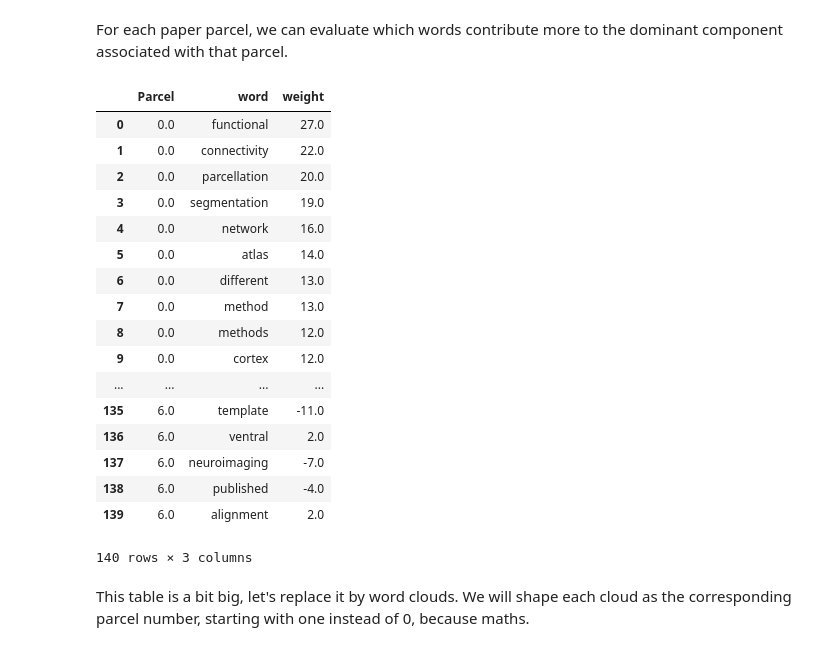
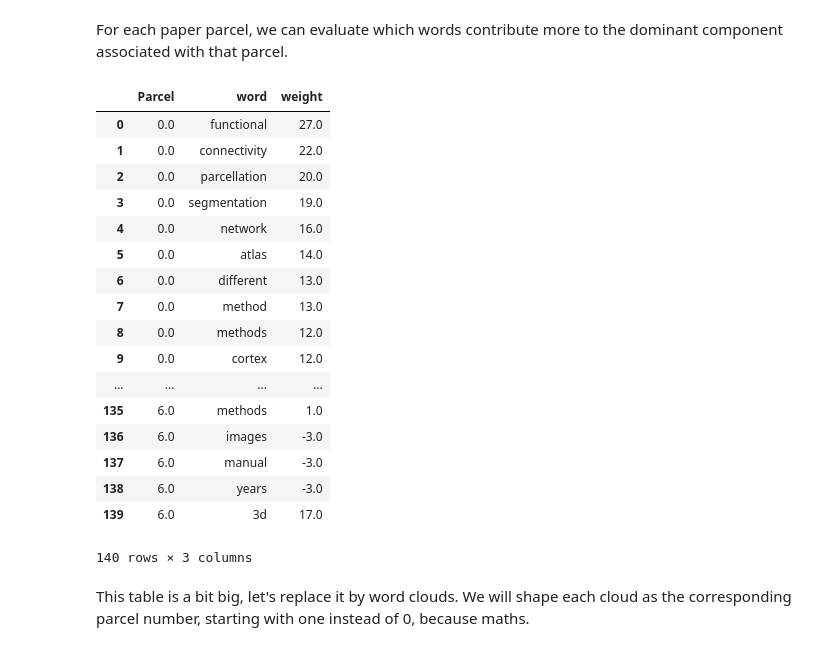
Before and after one commit to SIMEXP/si_parcellation_segmentation, a Jupyter notebook: editorial_NIMG_brain_segmentation_parcellation.ipynb, the cells around one changed output. Cells and saved outputs as stored; diff of their text form; code cells hidden in the pictures.

```diff
--- a/editorial_NIMG_brain_segmentation_parcellation.ipynb
+++ b/editorial_NIMG_brain_segmentation_parcellation.ipynb
@@ -56,7 +58,7 @@ vectorizer = TfidfVectorizer(max_df=0.5, max_features=300,
                              use_idf=True)
 X = vectorizer.fit_transform(data.Abstract) # apply the TFIDF model to the abstracts of the papers
 fts = vectorizer.get_feature_names() # Get the most relevant terms selected by the procedure
-svd = TruncatedSVD(10) # Prepare the SVD model
+svd = TruncatedSVD(10, algorithm="arpack") # Prepare the SVD model
 normalizer = Normalizer(copy=False) # Normalize the outputs of the svd
 lsa = make_pipeline(svd, normalizer) # Put the SVD and normalization in a pipeline
 X = lsa.fit_transform(X) # Apply the SVD to the TFIDF features
@@ -80,7 +82,7 @@ res = dendrogram(hier,get_leaves=True) # Generate a dendrogram from the hierarch
 order = res.get('leaves') # Extract the order on papers from the dendrogram
 
 # Cut the hierarchy and turn the parcellation into a dataframe
-part = numpy.squeeze(cut_tree(hier,n_clusters=n_clusters))
+part = np.squeeze(cut_tree(hier,n_clusters=n_clusters))
 part = pd.DataFrame(data=part[order],columns=["Parcel"],index=order)
 plt.show()
 # %% [output]
@@ -107,7 +109,7 @@ sns.heatmap(Rs, square=True )
 # that highlight each cluster
 val , ind = scipy.unique(part,return_index=True)
 ind = scipy.sort(ind)
-ind = numpy.append(ind,Rs.shape[0])
+ind = np.append(ind,Rs.shape[0])
 for ii in range(0,ind.shape[0]-1):
     p = matplotlib.patches.Rectangle((ind[ii] , X.shape[0]-ind[ii+1]),
                                              ind[ii+1]-ind[ii],
@@ -168,42 +170,42 @@ for cc in range(0,n_clusters): # Loop over parcels
     avg = Xd[part.Parcel==cc] # average components inside the parcel
 
     # Normalize from the grand average
     avg = avg.transpose()
     avg = avg.mean(axis=1)
-    avg = numpy.divide((avg-gavg_mean),gavg_std)
+    avg = np.divide((avg-gavg_mean),gavg_std)
 
     # Look for the component with highest contributions
     # There could in theory be components with negative contributions as well
     # In practice here this never happens
-    val_avg , ind_avg = numpy.unique(-  avg ,return_index=True)
+    val_avg , ind_avg = np.unique(-  avg ,return_index=True)
     for pos in range(0,max_comp): # We will look at the top components only
-        val , ind = numpy.unique(- svd.components_[ind_avg[pos]],return_index=True) # Rank the components
+        val , ind = np.unique(- svd.components_[ind_avg[pos]],return_index=True) # Rank the components
         ind = ind[0:max_words] # Just retain the first 6 words
         for ww in ind: # Add the words and associated parcels / weights to the table
-            nline = pd.DataFrame([[cc,fts[ww],numpy.round(100*svd.components_[ind_avg[0]][ww])]],
+            nline = pd.DataFrame([[cc,fts[ww],np.round(100*svd.components_[ind_avg[0]][ww])]],
                             columns=["Parcel","word","weight"],
                             index=[nb_words])
             words = pd.DataFrame.append(words,nline)
             nb_words = nb_words+1
 words
 # %% [output]
 |  | Parcel | word | weight |
 | 0 | 0.0 | functional | 27.0 |
 | 1 | 0.0 | connectivity | 22.0 |
 | 2 | 0.0 | parcellation | 20.0 |
 | 3 | 0.0 | segmentation | 19.0 |
 | 4 | 0.0 | network | 16.0 |
 | 5 | 0.0 | atlas | 14.0 |
 | 6 | 0.0 | different | 13.0 |
 | 7 | 0.0 | method | 13.0 |
 | 8 | 0.0 | methods | 12.0 |
 | 9 | 0.0 | cortex | 12.0 |
 | ... | ... | ... | ... |
-| 135 | 6.0 | template | -11.0 |
-| 136 | 6.0 | ventral | 2.0 |
-| 137 | 6.0 | neuroimaging | -7.0 |
-| 138 | 6.0 | published | -4.0 |
-| 139 | 6.0 | alignment | 2.0 |
+| 135 | 6.0 | methods | 1.0 |
+| 136 | 6.0 | images | -3.0 |
+| 137 | 6.0 | manual | -3.0 |
+| 138 | 6.0 | years | -3.0 |
+| 139 | 6.0 | 3d | 17.0 |
 140 rows × 3 columns
 # %% [markdown]
 This table is a bit big, let's replace it by word clouds. We will shape each cloud as the corresponding parcel number, starting with one instead of 0, because maths.
```
Also changed, not shown: parts of 6 cells of this notebook.
